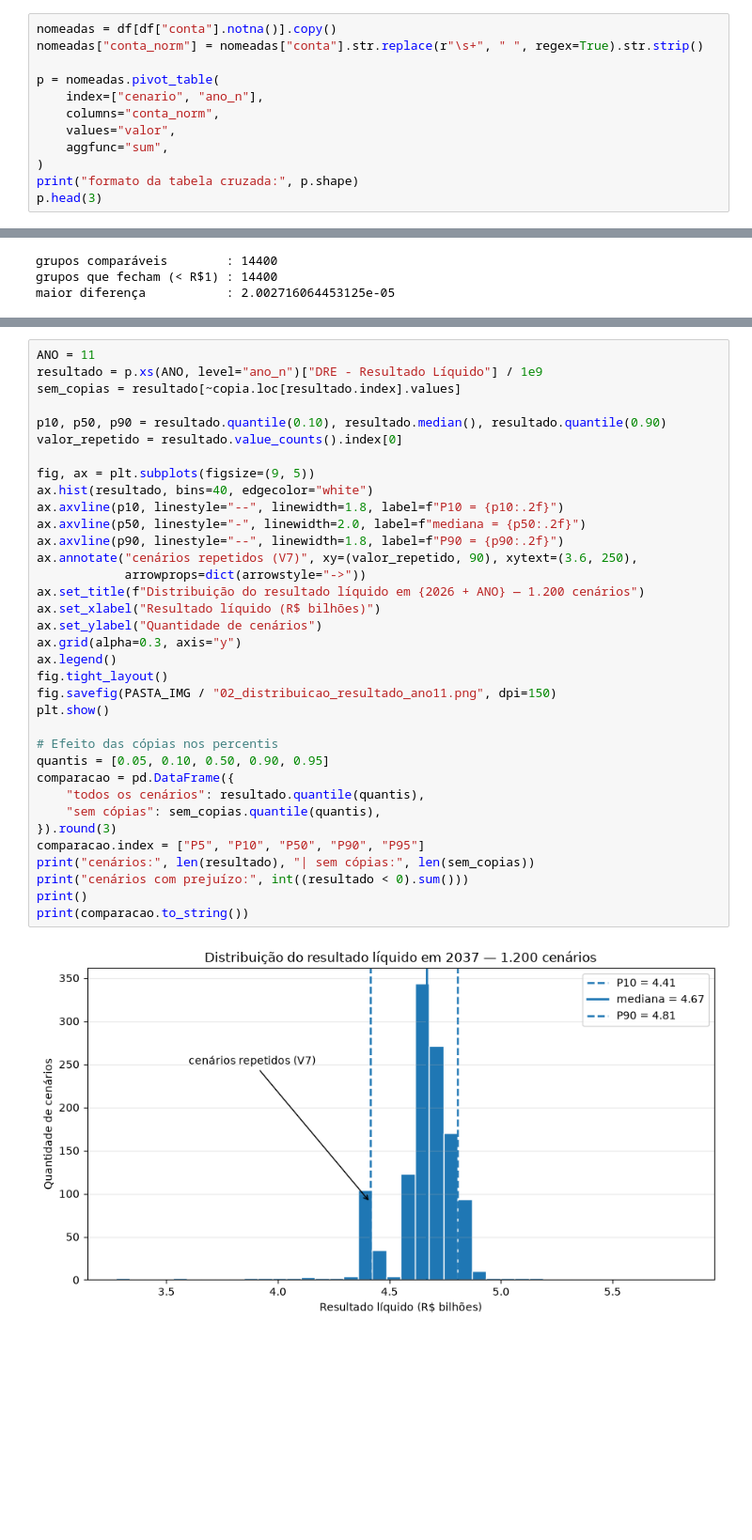
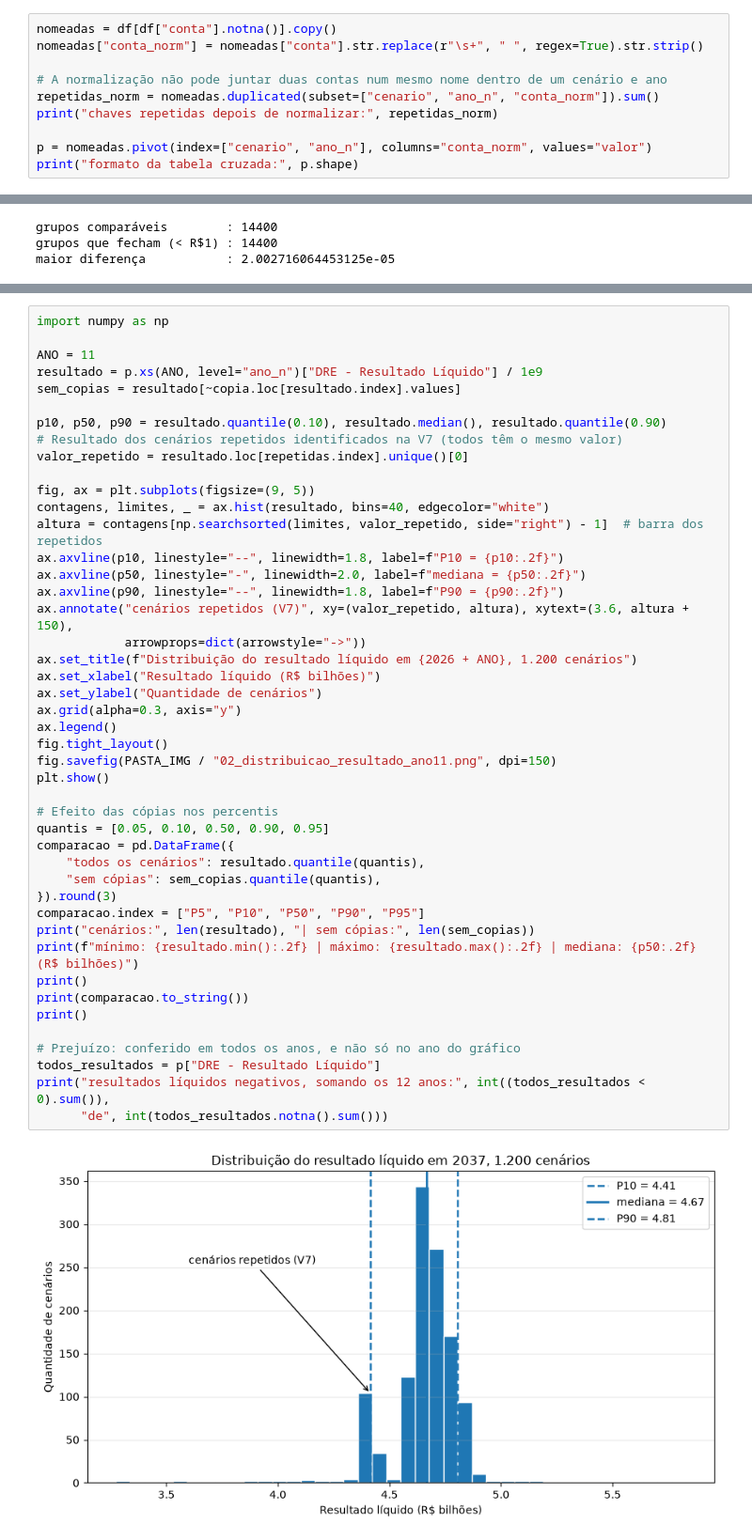
Before and after one commit to 2026-2-NCC4/Projeto6, a Jupyter notebook: src/notebooks/01_perfil.ipynb, the cells around one changed output, grey strips where cells are left out. Shown at 94% size. Saved outputs shown, nothing was run; the diff lists cells and outputs as text; blank space fills up the shorter version.

```diff
--- a/src/notebooks/01_perfil.ipynb
+++ b/src/notebooks/01_perfil.ipynb
@@ -285,12 +334,10 @@ A coluna original `conta` não é alterada.
 nomeadas = df[df["conta"].notna()].copy()
 nomeadas["conta_norm"] = nomeadas["conta"].str.replace(r"\s+", " ", regex=True).str.strip()
 
-p = nomeadas.pivot_table(
-    index=["cenario", "ano_n"],
-    columns="conta_norm",
-    values="valor",
-    aggfunc="sum",
-)
+# A normalização não pode juntar duas contas num mesmo nome dentro de um cenário e ano
+repetidas_norm = nomeadas.duplicated(subset=["cenario", "ano_n", "conta_norm"]).sum()
+print("chaves repetidas depois de normalizar:", repetidas_norm)
+
+p = nomeadas.pivot(index=["cenario", "ano_n"], columns="conta_norm", values="valor")
 print("formato da tabela cruzada:", p.shape)
-p.head(3)
 # %% [output]
@@ -478,39 +545,49 @@ valor", que é exatamente a pergunta. As linhas verticais marcam P10, mediana e
 mesmos números que vão virar KPI no dashboard.
 # %%
+import numpy as np
+
 ANO = 11
 resultado = p.xs(ANO, level="ano_n")["DRE - Resultado Líquido"] / 1e9
 sem_copias = resultado[~copia.loc[resultado.index].values]
 
 p10, p50, p90 = resultado.quantile(0.10), resultado.median(), resultado.quantile(0.90)
-valor_repetido = resultado.value_counts().index[0]
+# Resultado dos cenários repetidos identificados na V7 (todos têm o mesmo valor)
+valor_repetido = resultado.loc[repetidas.index].unique()[0]
 
 fig, ax = plt.subplots(figsize=(9, 5))
-ax.hist(resultado, bins=40, edgecolor="white")
+contagens, limites, _ = ax.hist(resultado, bins=40, edgecolor="white")
+altura = contagens[np.searchsorted(limites, valor_repetido, side="right") - 1]  # barra dos repetidos
 ax.axvline(p10, linestyle="--", linewidth=1.8, label=f"P10 = {p10:.2f}")
 ax.axvline(p50, linestyle="-", linewidth=2.0, label=f"mediana = {p50:.2f}")
 ax.axvline(p90, linestyle="--", linewidth=1.8, label=f"P90 = {p90:.2f}")
-ax.annotate("cenários repetidos (V7)", xy=(valor_repetido, 90), xytext=(3.6, 250),
+ax.annotate("cenários repetidos (V7)", xy=(valor_repetido, altura), xytext=(3.6, altura + 150),
             arrowprops=dict(arrowstyle="->"))
-ax.set_title(f"Distribuição do resultado líquido em {2026 + ANO} — 1.200 cenários")
+ax.set_title(f"Distribuição do resultado líquido em {2026 + ANO}, 1.200 cenários")
 ax.set_xlabel("Resultado líquido (R$ bilhões)")
 ax.set_ylabel("Quantidade de cenários")
 ax.grid(alpha=0.3, axis="y")
 ax.legend()
 fig.tight_layout()
 fig.savefig(PASTA_IMG / "02_distribuicao_resultado_ano11.png", dpi=150)
 plt.show()
 
 # Efeito das cópias nos percentis
 quantis = [0.05, 0.10, 0.50, 0.90, 0.95]
 comparacao = pd.DataFrame({
     "todos os cenários": resultado.quantile(quantis),
     "sem cópias": sem_copias.quantile(quantis),
 }).round(3)
 comparacao.index = ["P5", "P10", "P50", "P90", "P95"]
 print("cenários:", len(resultado), "| sem cópias:", len(sem_copias))
-print("cenários com prejuízo:", int((resultado < 0).sum()))
+print(f"mínimo: {resultado.min():.2f} | máximo: {resultado.max():.2f} | mediana: {p50:.2f} (R$ bilhões)")
 print()
 print(comparacao.to_string())
+print()
+
+# Prejuízo: conferido em todos os anos, e não só no ano do gráfico
+todos_resultados = p["DRE - Resultado Líquido"]
+print("resultados líquidos negativos, somando os 12 anos:", int((todos_resultados < 0).sum()),
+      "de", int(todos_resultados.notna().sum()))
 # %% [output]
-[figure, old version]
+[figure, new version]
 cenários: 1200 | sem cópias: 1107
```
Also changed, not shown: parts of 32 cells of this notebook, 7 other files.
